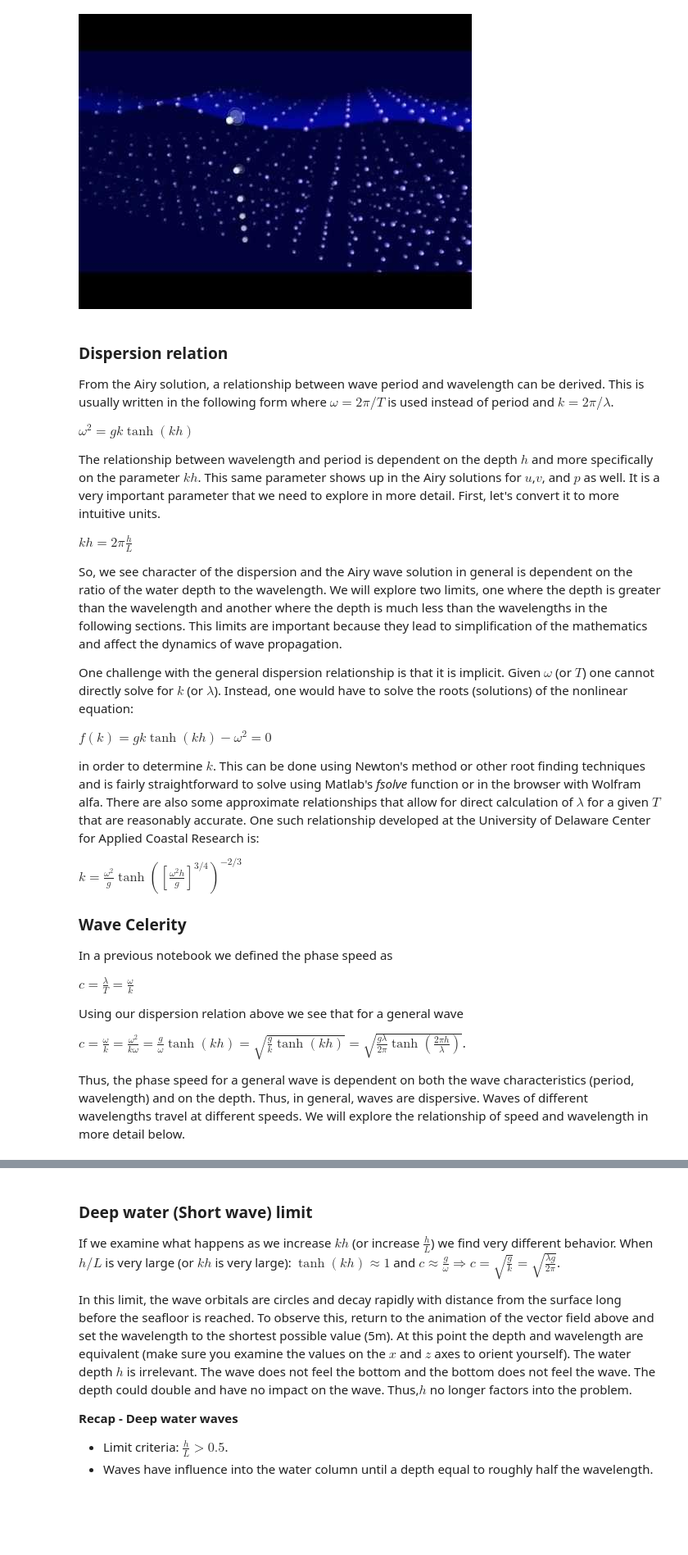
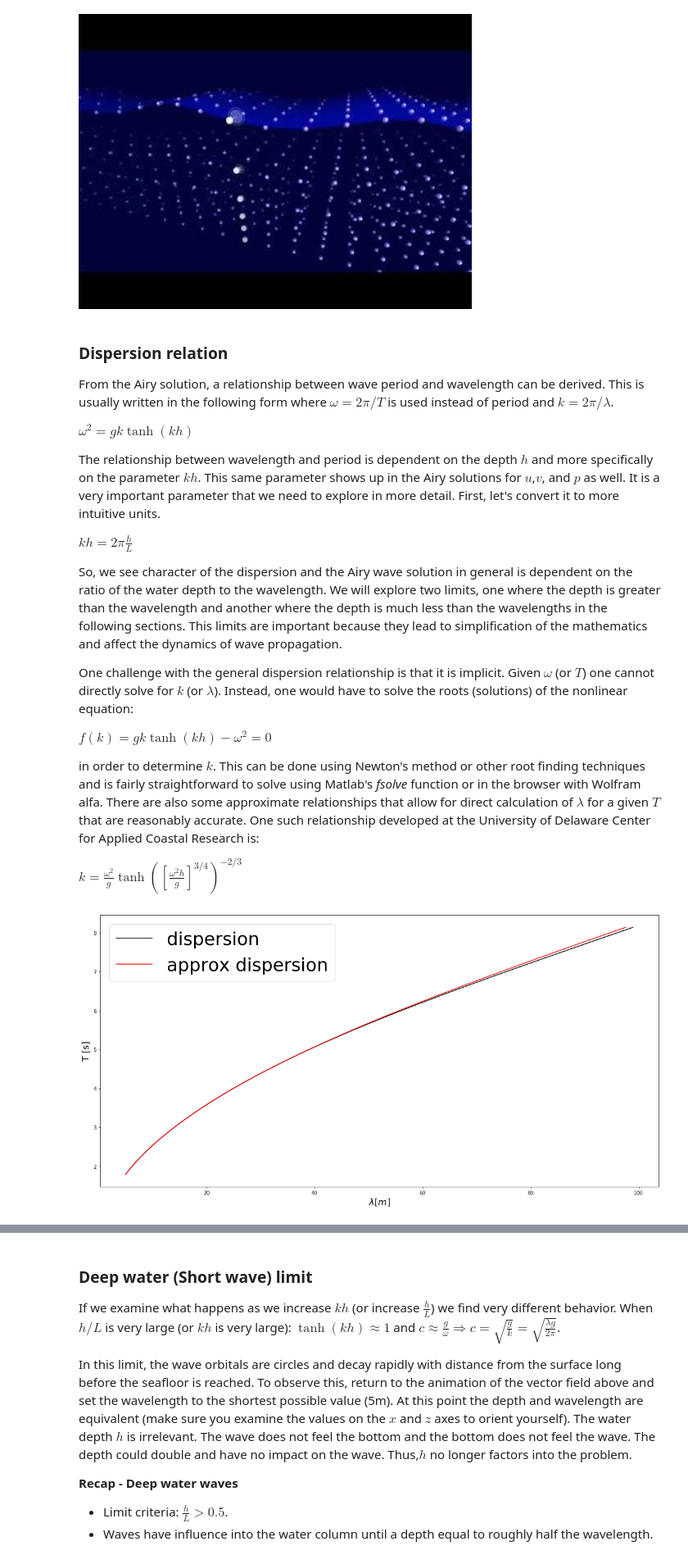
Before and after one commit to GeoffCowles/IntroOceanography-Notebooks, a Jupyter notebook: SurfaceGravityWaves.ipynb, the cells around one changed output, grey strips where cells are left out. Shown at 82% size. Cells and saved outputs as stored; diff of their text form; code cells hidden in the pictures; blank space fills up the shorter version.

Commit message:
added approx dispersion relationship code to SurfaceGravityWaves

```diff
--- a/SurfaceGravityWaves.ipynb
+++ b/SurfaceGravityWaves.ipynb
@@ -259,15 +259,38 @@ $f(k) = gk \tanh(kh) - \omega^2 = 0$
 in order to determine $k$.  This can be done using Newton's method or other root finding techniques and is fairly straightforward to solve using Matlab's *fsolve* function or in the browser with Wolfram alfa.   There are also some approximate relationships that allow for direct calculation of $\lambda$ for a given $T$ that are reasonably accurate.  One such relationship developed at the University of Delaware Center for Applied Coastal Research is:
 
 $k = \frac{\omega^2}{g}\tanh \left(\left[ \frac{\omega^2 h}{g} \right]^{3/4}\right)^{-2/3}$
-
-### Wave Celerity
-
-In a previous notebook we defined the phase speed as
-
-$c = \frac{\lambda}{T} = \frac{\omega}{k}$
-
-Using our dispersion relation above we see that for a general wave
-
-$c = \frac{\omega}{k} = \frac{\omega^2}{k \omega} = \frac{g}{\omega}\tanh(kh) = \sqrt{\frac{g}{k}\tanh(kh)} = \sqrt{\frac{g\lambda}{2 \pi} \tanh(\frac{2 \pi h}{\lambda})}$.
-
-Thus, the phase speed for a general wave is dependent on both the wave characteristics (period, wavelength) and on the depth. Thus, in general, waves are dispersive.  Waves of different wavelengths travel at different speeds.  We will explore the relationship of speed and wavelength in more detail below.
+# %%
+# examine University of Delaware CACR approximate dispersion function
+# first use dispersion to calculate T as a function of L
+# second, use approx dispersion to compute L as a function of T computed in prior step
+# plot the two curves
+
+import matplotlib.pyplot as plt
+import numpy as np
+
+fsize = 18 #font for annotating plots
+
+g = 9.81 #gravitational acceleration [m/s^2]
+h = 30. #depth [m]
+
+L = np.arange(5,100,1)   #range of wavelengths
+k = 2*np.pi/L #convert to wavenumber
+
+# compute period from wavelength using general dispersion
+omega = np.sqrt(g*k*np.tanh(k*h))
+T = 2*np.pi/omega
+
+
+# compute wavelength from period using approximate dispersion
+arg = (omega*omega*h/g)**(3/4.)
+kapprox = ((omega**2)/g)*(np.tanh(arg)**(-2/3))
+Lapprox = 2*np.pi/kapprox
+
+plt.plot(L,T,'k')
+plt.plot(Lapprox,T,'r')
+plt.xlabel("$\lambda [m]$",fontsize=fsize)
+plt.ylabel("T [s]",fontsize=fsize)
+plt.legend(['dispersion','approx dispersion'],fontsize=2*fsize)
+plt.show()
+# %% [output]
+[figure, added]
```
Also changed, not shown: parts of 2 cells of this notebook, 1 other file.
